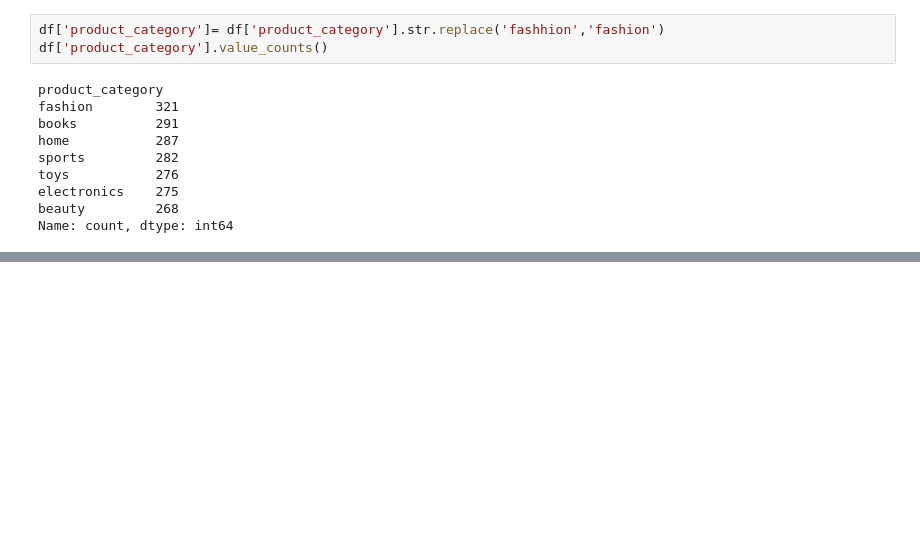
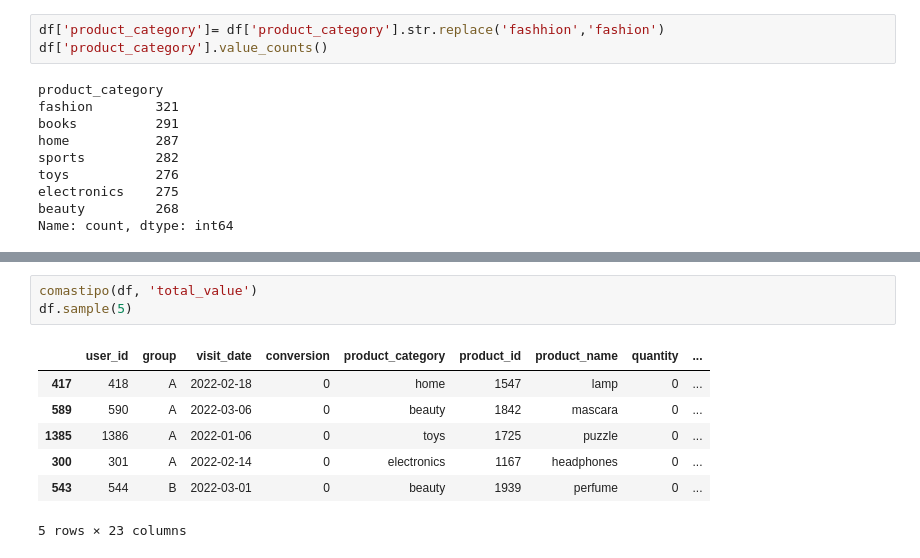
Before and after one commit to JesusMaria26051964/amazon_abtesting, a Jupyter notebook: notebooks/02.limpieza.ipynb, the cells around one changed output, grey strips where cells are left out. Saved outputs shown, nothing was run; the diff lists cells and outputs as text; blank space fills up the shorter version.

```diff
--- a/notebooks/02.limpieza.ipynb
+++ b/notebooks/02.limpieza.ipynb
@@ -136,0 +176,11 @@ Name: count, dtype: int64
+# %%
+comastipo(df, 'total_value')
+df.sample(5)
+# %% [output]
+|  | user_id | group | visit_date | conversion | product_category | product_id | product_name | quantity | ... |
+| 417 | 418 | A | 2022-02-18 | 0 | home | 1547 | lamp | 0 | ... |
+| 589 | 590 | A | 2022-03-06 | 0 | beauty | 1842 | mascara | 0 | ... |
+| 1385 | 1386 | A | 2022-01-06 | 0 | toys | 1725 | puzzle | 0 | ... |
+| 300 | 301 | A | 2022-02-14 | 0 | electronics | 1167 | headphones | 0 | ... |
+| 543 | 544 | B | 2022-03-01 | 0 | beauty | 1939 | perfume | 0 | ... |
+5 rows × 23 columns
```
Also changed, not shown: parts of 21 cells of this notebook, 1 other file.
